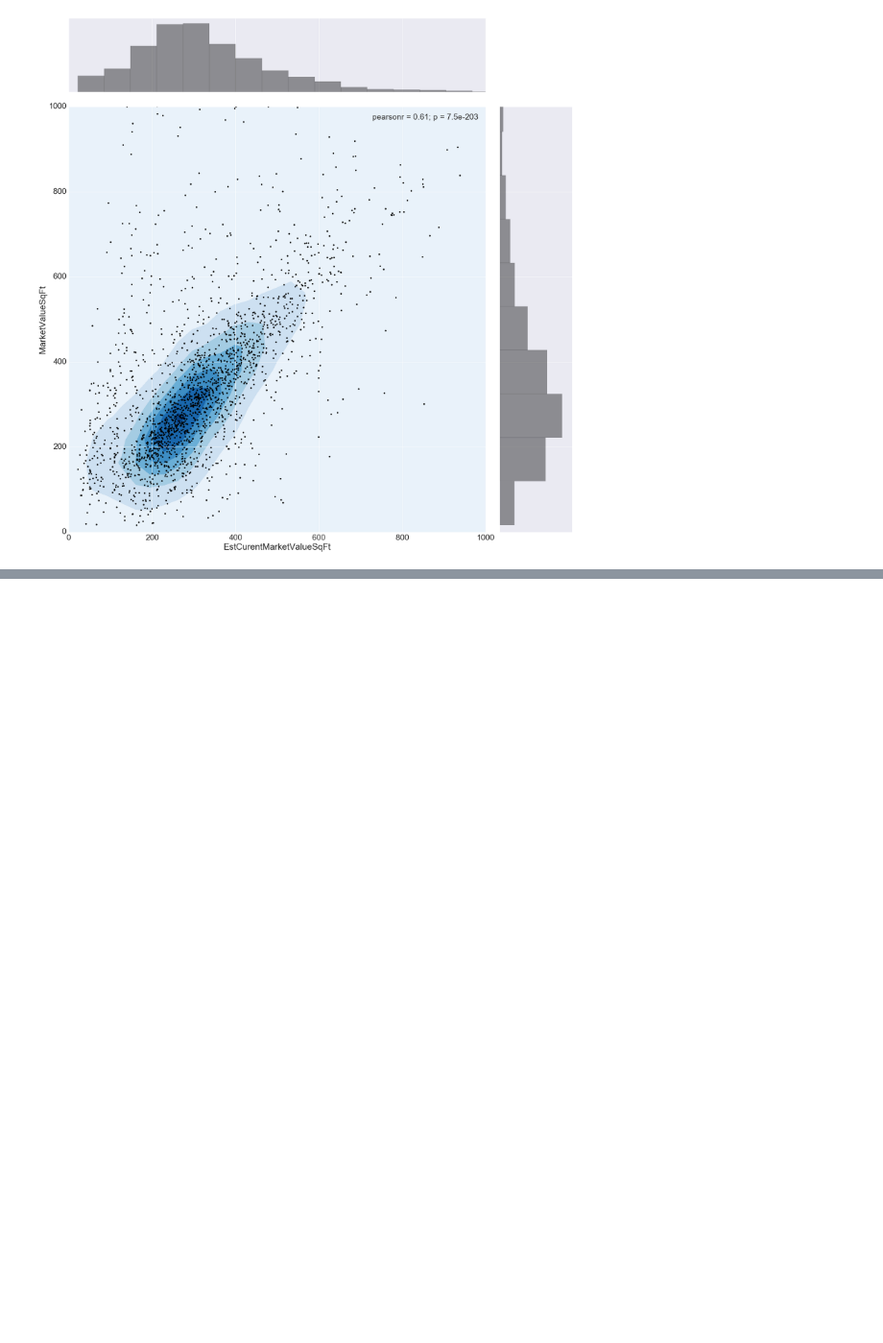
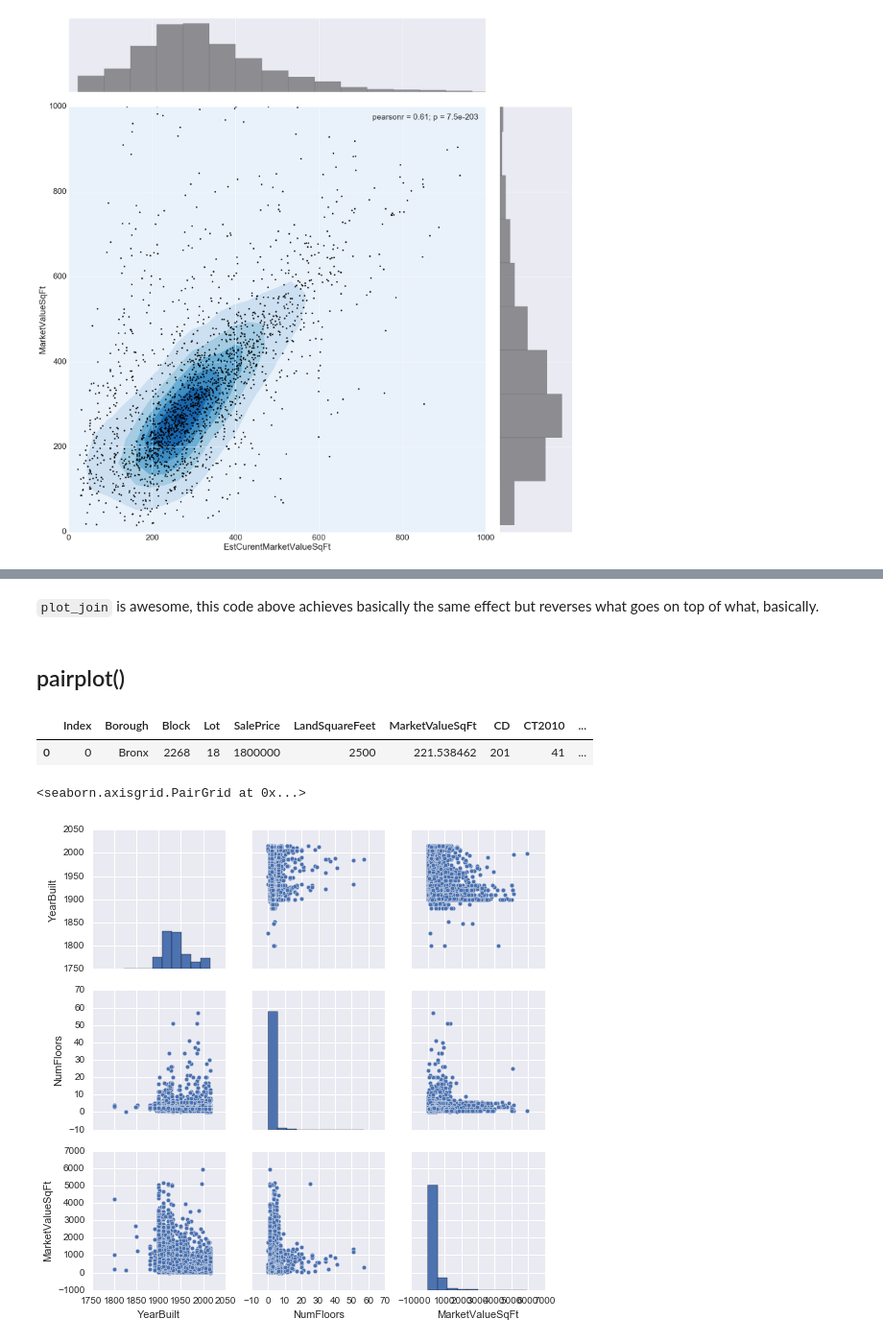
Before and after one commit to ResidentMario/nyc-health-inspections, a Jupyter notebook: seaborn_api_multivariate.ipynb, the cells around one changed output, grey strips where cells are left out. Shown at 96% size. Cells and saved outputs as stored; diff of their text form; code cells hidden in the pictures; blank space fills up the shorter version.

```diff
--- a/seaborn_api_multivariate.ipynb
+++ b/seaborn_api_multivariate.ipynb
@@ -98,0 +117,9 @@ Cool here, you can stack plots (just like with `plt.hold()`).
+# %% [markdown]
+`plot_join` is awesome, this code above achieves basically the same effect but reverses what goes on top of what, basically.
+# %% [markdown]
+## pairplot()
+# %%
+sales.head(1)
+# %% [output]
+|  | Index | Borough | Block | Lot | SalePrice | LandSquareFeet | MarketValueSqFt | CD | CT2010 | ... |
+| 0 | 0 | Bronx | 2268 | 18 | 1800000 | 2500 | 221.538462 | 201 | 41 | ... |
@@ -98,0 +128,6 @@ Cool here, you can stack plots (just like with `plt.hold()`).
+# %%
+sns.set(font_scale=1)
+sns.pairplot(sales[['YearBuilt', 'NumFloors', 'MarketValueSqFt']][sales['YearBuilt'] > 0])
+# %% [output]
+<seaborn.axisgrid.PairGrid at 0x...>
+[figure, added]
```
Also changed, not shown: parts of 5 cells of this notebook, 2 other files.
